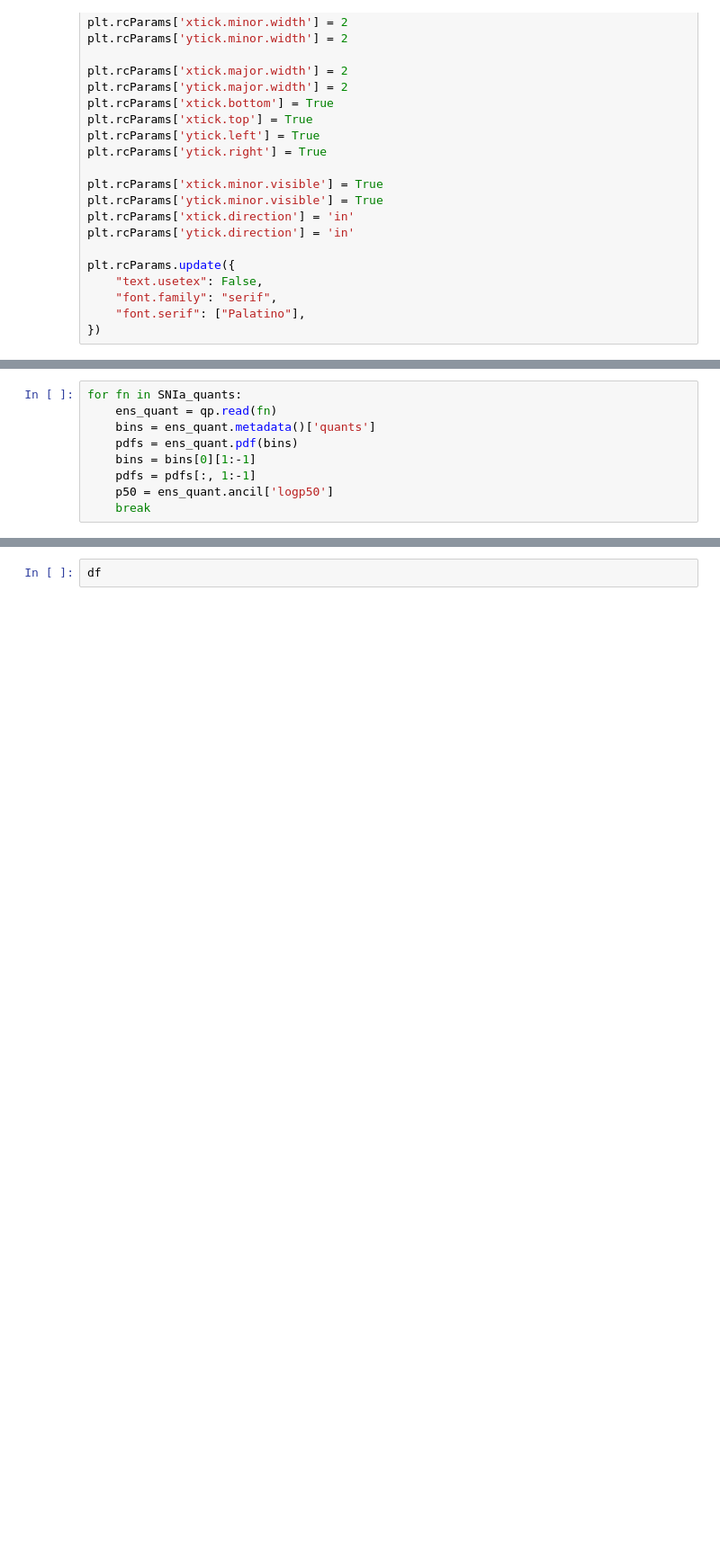
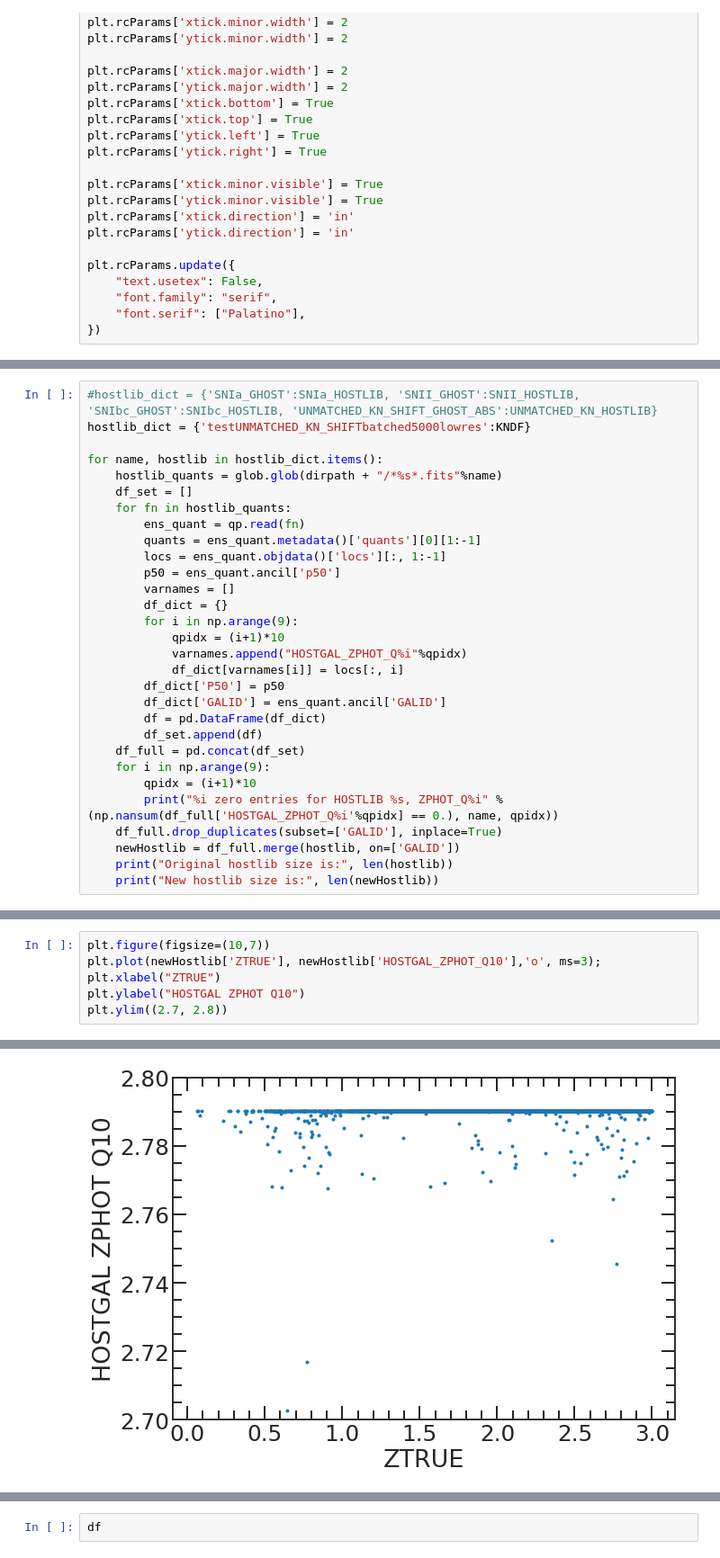
Before and after one commit to LSSTDESC/transient-host-sims, a Jupyter notebook: notebooks/qp_addQuantiles.ipynb, the cells around one changed output, grey strips where cells are left out. Shown at 90% size. Cells and saved outputs as stored; diff of their text form; blank space fills up the shorter version.

Commit message:
Updated qp quantile nb for Alex M

```diff
--- a/notebooks/qp_addQuantiles.ipynb
+++ b/notebooks/qp_addQuantiles.ipynb
@@ -56,9 +53,0 @@ SNIa_quants = glob.glob(dirpath + "/*SNIa_GHOST.fits")
-# %%
-for fn in SNIa_quants:
-    ens_quant = qp.read(fn)
-    bins = ens_quant.metadata()['quants']
-    pdfs = ens_quant.pdf(bins)
-    bins = bins[0][1:-1]
-    pdfs = pdfs[:, 1:-1]
-    p50 = ens_quant.ancil['logp50']
-    break
@@ -64,0 +67,30 @@ for fn in SNIa_quants:
+# %%
+#hostlib_dict = {'SNIa_GHOST':SNIa_HOSTLIB, 'SNII_GHOST':SNII_HOSTLIB, 'SNIbc_GHOST':SNIbc_HOSTLIB, 'UNMATCHED_KN_SHIFT_GHOST_ABS':UNMATCHED_KN_HOSTLIB}
+hostlib_dict = {'testUNMATCHED_KN_SHIFTbatched5000lowres':KNDF}
+
+for name, hostlib in hostlib_dict.items():
+    hostlib_quants = glob.glob(dirpath + "/*%s*.fits"%name)
+    df_set = []
+    for fn in hostlib_quants:
+        ens_quant = qp.read(fn)
+        quants = ens_quant.metadata()['quants'][0][1:-1]
+        locs = ens_quant.objdata()['locs'][:, 1:-1]
+        p50 = ens_quant.ancil['p50']
+        varnames = []
+        df_dict = {}
+        for i in np.arange(9):
+            qpidx = (i+1)*10
+            varnames.append("HOSTGAL_ZPHOT_Q%i"%qpidx)
+            df_dict[varnames[i]] = locs[:, i]
+        df_dict['P50'] = p50
+        df_dict['GALID'] = ens_quant.ancil['GALID']
+        df = pd.DataFrame(df_dict)
+        df_set.append(df)
+    df_full = pd.concat(df_set)
+    for i in np.arange(9):
+        qpidx = (i+1)*10
+        print("%i zero entries for HOSTLIB %s, ZPHOT_Q%i" % (np.nansum(df_full['HOSTGAL_ZPHOT_Q%i'%qpidx] == 0.), name, qpidx))
+    df_full.drop_duplicates(subset=['GALID'], inplace=True)
+    newHostlib = df_full.merge(hostlib, on=['GALID'])
+    print("Original hostlib size is:", len(hostlib))
+    print("New hostlib size is:", len(newHostlib))
@@ -64,0 +134,7 @@ for fn in SNIa_quants:
+# %%
+plt.figure(figsize=(10,7))
+plt.plot(newHostlib['ZTRUE'], newHostlib['HOSTGAL_ZPHOT_Q10'],'o', ms=3);
+plt.xlabel("ZTRUE")
+plt.ylabel("HOSTGAL ZPHOT Q10")
+plt.ylim((2.7, 2.8))
+# %% [output]
@@ -64,0 +142 @@ for fn in SNIa_quants:
+[figure, added]
```
Also changed, not shown: parts of 17 cells of this notebook.
